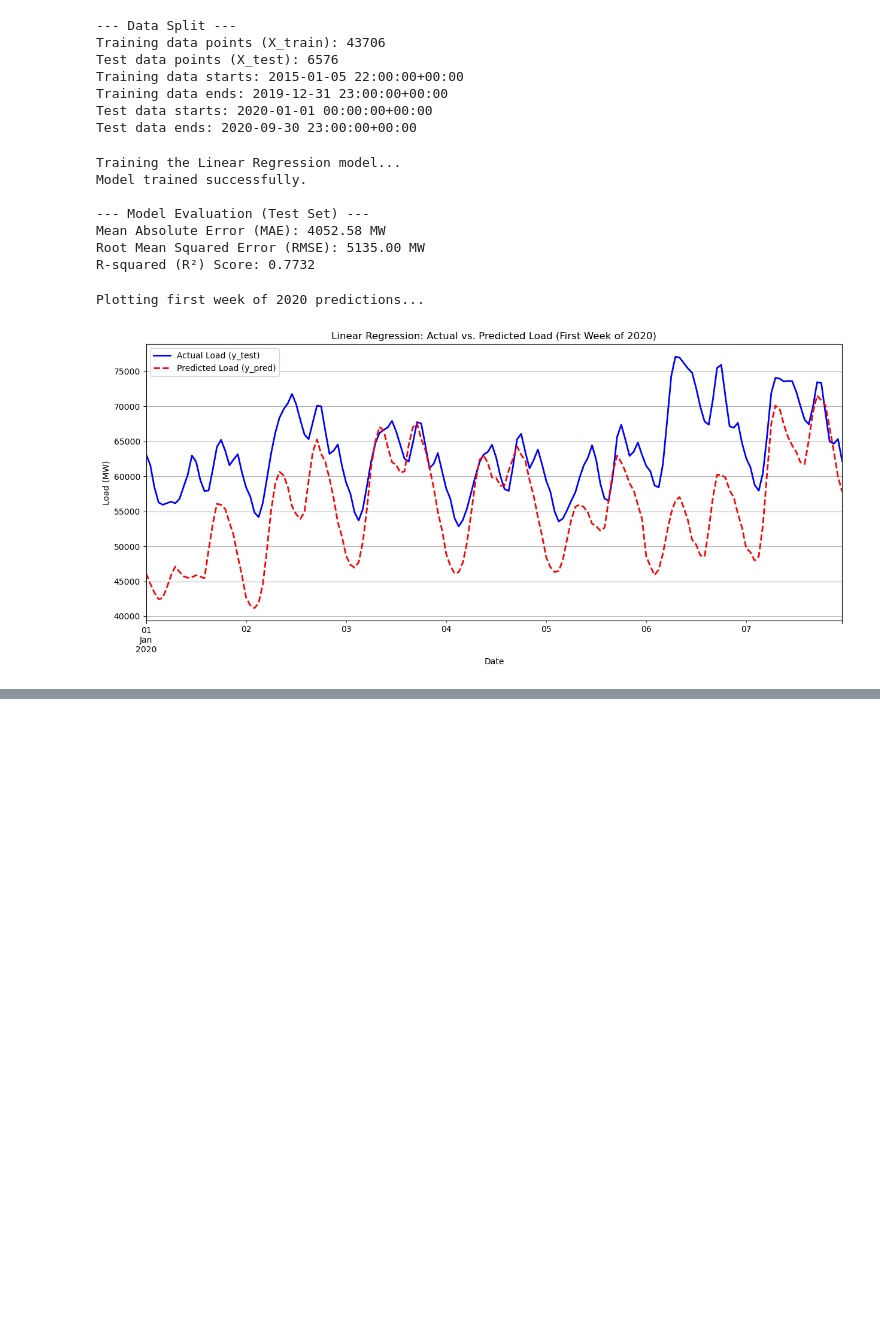
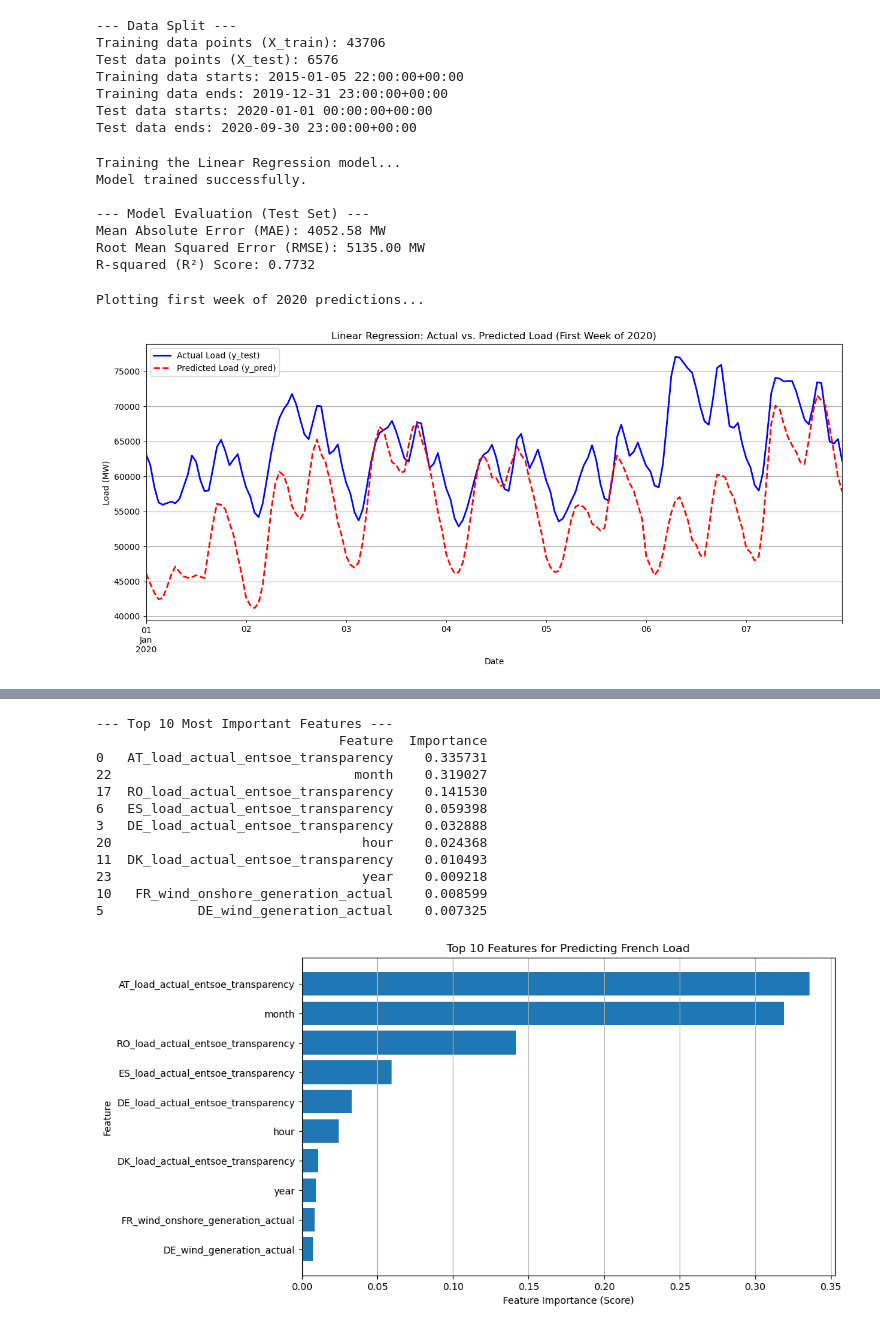
Before and after one commit to b3n0i1/Machine_Learning_Project_LENAIN_EVD2, a Jupyter notebook: ML_Modeling.ipynb, the cells around one changed output, grey strips where cells are left out. Saved outputs shown, nothing was run; the diff lists cells and outputs as text; code cells hidden in the pictures; blank space fills up the shorter version.

```diff
--- a/ML_Modeling.ipynb
+++ b/ML_Modeling.ipynb
@@ -178,0 +240,46 @@ Plotting first week of 2020 predictions...
+# %%
+# --- 8. Feature Importance Analysis ---
+
+# 1. Get the feature importances from the trained model
+importances = model_rf.feature_importances_
+feature_names = X.columns
+
+# 3. Create a DataFrame to view them clearly
+importance_df = pd.DataFrame({
+    'Feature': feature_names,
+    'Importance': importances
+})
+
+# 4. Sort the DataFrame to see the most important features first
+importance_df_sorted = importance_df.sort_values(by='Importance', ascending=False)
+
+# 5. Print the top 10
+print("--- Top 10 Most Important Features ---")
+print(importance_df_sorted.head(10))
+
+# --- Plot the results (Top 10) ---
+plt.figure(figsize=(10, 6))
+plt.barh(
+    importance_df_sorted['Feature'].head(10),
+    importance_df_sorted['Importance'].head(10)
+)
+plt.xlabel("Feature Importance (Score)")
+plt.ylabel("Feature")
+plt.title("Top 10 Features for Predicting French Load")
+plt.gca().invert_yaxis()
+plt.grid(True, axis='x')
+plt.show()
+# %% [output]
+--- Top 10 Most Important Features ---
+                               Feature  Importance
+0   AT_load_actual_entsoe_transparency    0.335731
+22                               month    0.319027
+17  RO_load_actual_entsoe_transparency    0.141530
+6   ES_load_actual_entsoe_transparency    0.059398
+3   DE_load_actual_entsoe_transparency    0.032888
+20                                hour    0.024368
+11  DK_load_actual_entsoe_transparency    0.010493
+23                                year    0.009218
+10   FR_wind_onshore_generation_actual    0.008599
+5            DE_wind_generation_actual    0.007325
+[figure, added]
```
Also changed, not shown: parts of 11 cells of this notebook, 1 other file.
